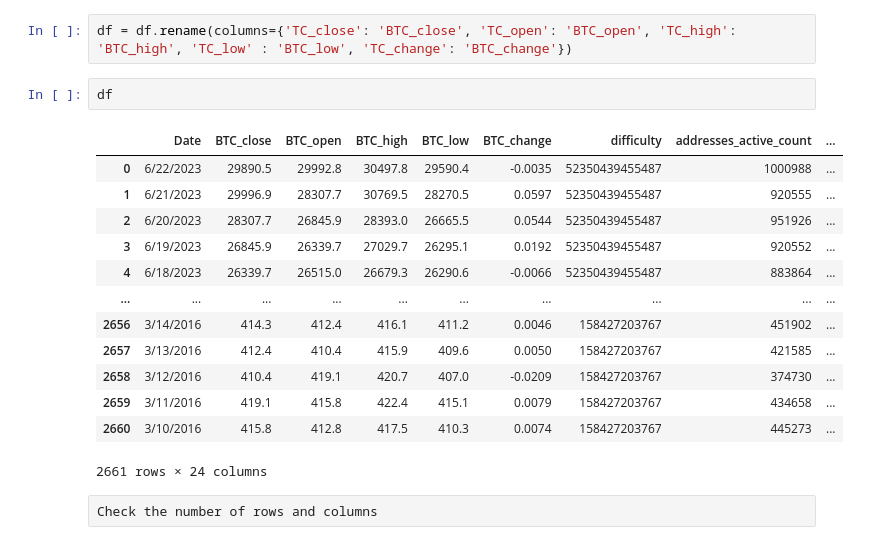
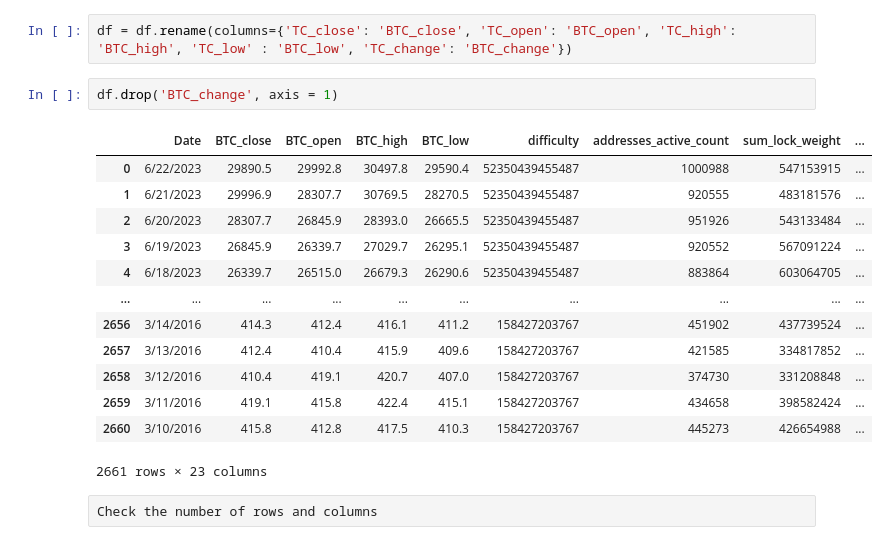
Before and after one commit to lavibula/BitcoinPrediction, a Jupyter notebook: data/pre-processing-raw.ipynb, the cells around one changed output. Saved outputs shown, nothing was run; the diff lists cells and outputs as text.

```diff
--- a/data/pre-processing-raw.ipynb
+++ b/data/pre-processing-raw.ipynb
@@ -28,21 +29,21 @@ df.head()
 # %%
 df = df.rename(columns={'TC_close': 'BTC_close', 'TC_open': 'BTC_open', 'TC_high': 'BTC_high', 'TC_low' : 'BTC_low', 'TC_change': 'BTC_change'})
 # %%
-df
+df.drop('BTC_change', axis = 1)
 # %% [output]
-|  | Date | BTC_close | BTC_open | BTC_high | BTC_low | BTC_change | difficulty | addresses_active_count | ... |
-| 0 | 6/22/2023 | 29890.5 | 29992.8 | 30497.8 | 29590.4 | -0.0035 | 52350439455487 | 1000988 | ... |
-| 1 | 6/21/2023 | 29996.9 | 28307.7 | 30769.5 | 28270.5 | 0.0597 | 52350439455487 | 920555 | ... |
-| 2 | 6/20/2023 | 28307.7 | 26845.9 | 28393.0 | 26665.5 | 0.0544 | 52350439455487 | 951926 | ... |
-| 3 | 6/19/2023 | 26845.9 | 26339.7 | 27029.7 | 26295.1 | 0.0192 | 52350439455487 | 920552 | ... |
-| 4 | 6/18/2023 | 26339.7 | 26515.0 | 26679.3 | 26290.6 | -0.0066 | 52350439455487 | 883864 | ... |
+|  | Date | BTC_close | BTC_open | BTC_high | BTC_low | difficulty | addresses_active_count | sum_lock_weight | ... |
+| 0 | 6/22/2023 | 29890.5 | 29992.8 | 30497.8 | 29590.4 | 52350439455487 | 1000988 | 547153915 | ... |
+| 1 | 6/21/2023 | 29996.9 | 28307.7 | 30769.5 | 28270.5 | 52350439455487 | 920555 | 483181576 | ... |
+| 2 | 6/20/2023 | 28307.7 | 26845.9 | 28393.0 | 26665.5 | 52350439455487 | 951926 | 543133484 | ... |
+| 3 | 6/19/2023 | 26845.9 | 26339.7 | 27029.7 | 26295.1 | 52350439455487 | 920552 | 567091224 | ... |
+| 4 | 6/18/2023 | 26339.7 | 26515.0 | 26679.3 | 26290.6 | 52350439455487 | 883864 | 603064705 | ... |
 | ... | ... | ... | ... | ... | ... | ... | ... | ... | ... |
-| 2656 | 3/14/2016 | 414.3 | 412.4 | 416.1 | 411.2 | 0.0046 | 158427203767 | 451902 | ... |
-| 2657 | 3/13/2016 | 412.4 | 410.4 | 415.9 | 409.6 | 0.0050 | 158427203767 | 421585 | ... |
-| 2658 | 3/12/2016 | 410.4 | 419.1 | 420.7 | 407.0 | -0.0209 | 158427203767 | 374730 | ... |
-| 2659 | 3/11/2016 | 419.1 | 415.8 | 422.4 | 415.1 | 0.0079 | 158427203767 | 434658 | ... |
-| 2660 | 3/10/2016 | 415.8 | 412.8 | 417.5 | 410.3 | 0.0074 | 158427203767 | 445273 | ... |
+| 2656 | 3/14/2016 | 414.3 | 412.4 | 416.1 | 411.2 | 158427203767 | 451902 | 437739524 | ... |
+| 2657 | 3/13/2016 | 412.4 | 410.4 | 415.9 | 409.6 | 158427203767 | 421585 | 334817852 | ... |
+| 2658 | 3/12/2016 | 410.4 | 419.1 | 420.7 | 407.0 | 158427203767 | 374730 | 331208848 | ... |
+| 2659 | 3/11/2016 | 419.1 | 415.8 | 422.4 | 415.1 | 158427203767 | 434658 | 398582424 | ... |
+| 2660 | 3/10/2016 | 415.8 | 412.8 | 417.5 | 410.3 | 158427203767 | 445273 | 426654988 | ... |
-2661 rows × 24 columns
+2661 rows × 23 columns
 # %% [raw]
 Check the number of rows and columns
 # %%
```
Also changed, not shown: parts of 8 cells of this notebook.
